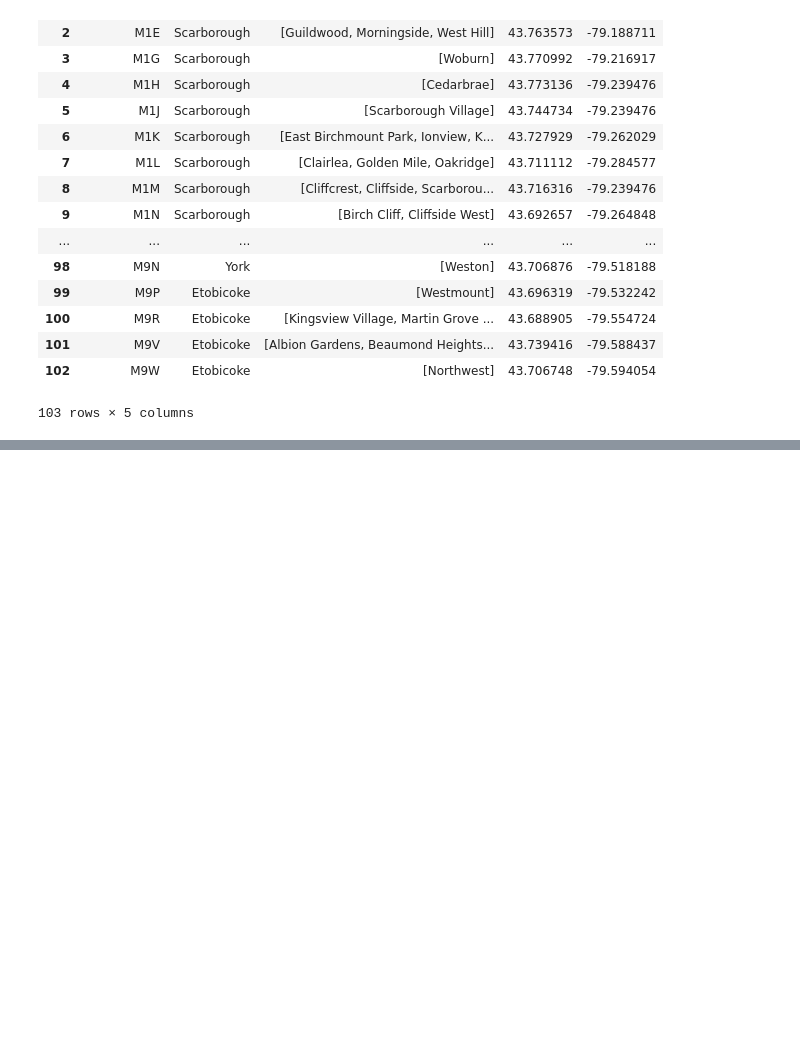
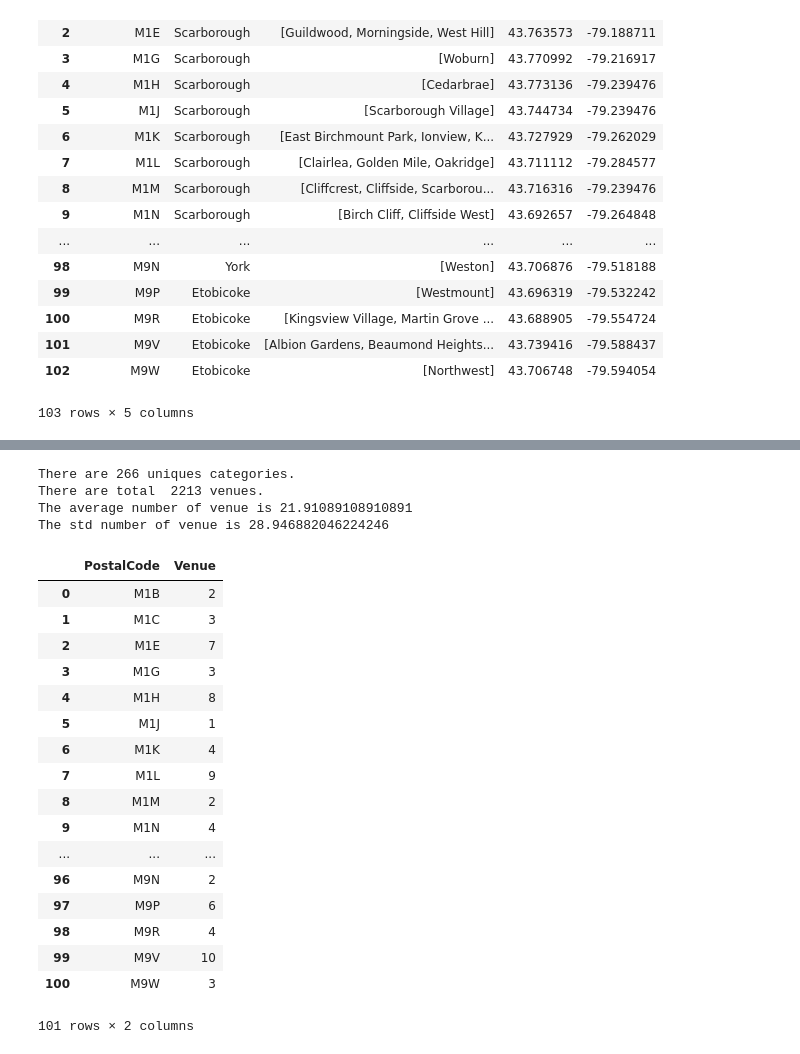
Before and after one commit to JulieLee0101/Coursera_Capstone, a Jupyter notebook: TorontoNeighborhoodsClustering.ipynb, the cells around one changed output, grey strips where cells are left out. Saved outputs shown, nothing was run; the diff lists cells and outputs as text; code cells hidden in the pictures; blank space fills up the shorter version.

```diff
--- a/TorontoNeighborhoodsClustering.ipynb
+++ b/TorontoNeighborhoodsClustering.ipynb
@@ -159,0 +177,8 @@ new_df_geo
+# %%
+address = 'Toronto, Ontario'
+
+geolocator = Nominatim(user_agent="ny_explorer")
+location = geolocator.geocode(address)
+latitude = location.latitude
+longitude = location.longitude
+print('The geograpical coordinate of Toronto are {}, {}.'.format(latitude, longitude))
@@ -159,0 +212,11 @@ new_df_geo
+# %%
+CLIENT_ID = '5KIT1XEF0XJXAHMNA1ID2GDMJFWFS4D3L35F21OUNCH1R2YR' # your Foursquare ID
+CLIENT_SECRET = 'PXSB5SMQDAELPPZXFDYIMTGLGNDOV0C3V2NVFQVHJ0M4DXWL' # your Foursquare Secret
+VERSION = '20180605' # Foursquare API version
+
+print('Your credentails:')
+print('CLIENT_ID: ' + CLIENT_ID)
+print('CLIENT_SECRET:' + CLIENT_SECRET)
+
+LIMIT = 100 # limit of number of venues returned by Foursquare API
+radius = 500 # define radius
@@ -159,0 +269,8 @@ new_df_geo
+# %%
+toronto_venues = getNearbyVenues(posts=new_df_geo['PostalCode'],
+                                   latitudes=new_df_geo['Latitude'],
+                                   longitudes=new_df_geo['Longitude']
+                                  )
+# check the size of the resulting dataframe
+print(toronto_venues.shape)
+toronto_venues.head()
@@ -159,0 +285,33 @@ new_df_geo
+# %%
+# check how many unique categories can be curated from all the returned venues
+print('There are {} uniques categories.'.format(len(toronto_venues['Venue Category'].unique())))
+
+# check how many venues were returned for each neighborhood
+venue_count_df = toronto_venues['Venue'].groupby(toronto_venues['PostalCode']).count().to_frame().reset_index()
+print("There are total ", venue_count_df.Venue.sum(), "venues.")
+print("The average number of venue is", venue_count_df.Venue.mean())
+print("The std number of venue is", venue_count_df.Venue.std())
+venue_count_df
+# %% [output]
+There are 266 uniques categories.
+There are total  2213 venues.
+The average number of venue is 21.91089108910891
+The std number of venue is 28.946882046224246
+|  | PostalCode | Venue |
+| 0 | M1B | 2 |
+| 1 | M1C | 3 |
+| 2 | M1E | 7 |
+| 3 | M1G | 3 |
+| 4 | M1H | 8 |
+| 5 | M1J | 1 |
+| 6 | M1K | 4 |
+| 7 | M1L | 9 |
+| 8 | M1M | 2 |
+| 9 | M1N | 4 |
+| ... | ... | ... |
+| 96 | M9N | 2 |
+| 97 | M9P | 6 |
+| 98 | M9R | 4 |
+| 99 | M9V | 10 |
+| 100 | M9W | 3 |
+101 rows × 2 columns
```
Also changed, not shown: parts of 26 cells of this notebook.
